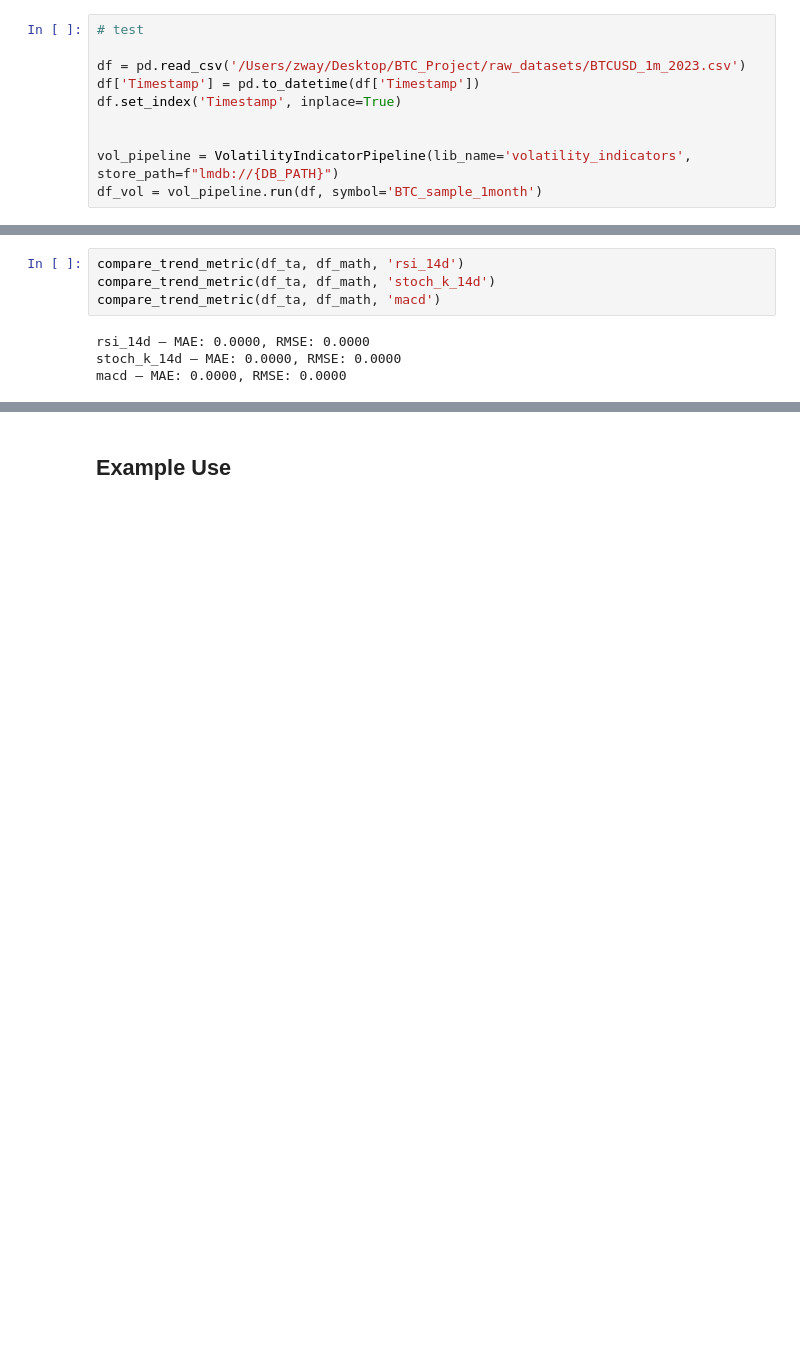
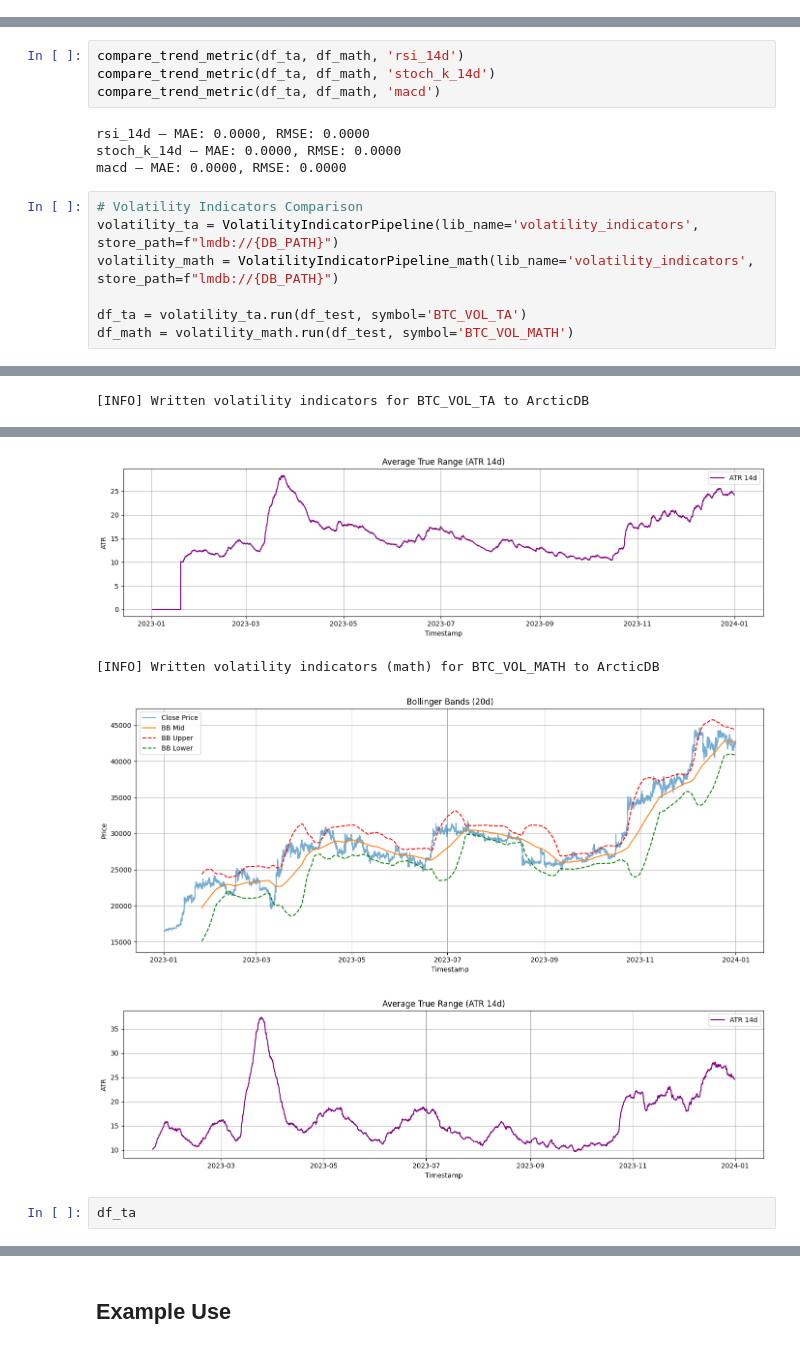
Before and after one commit to VegarGG/Crypto_Research, a Jupyter notebook: features/trend_indicator.ipynb, the cells around one changed output, grey strips where cells are left out. Drawn from its saved outputs; the diff is of its cells as text; blank space fills up the shorter version.

```diff
--- a/features/trend_indicator.ipynb
+++ b/features/trend_indicator.ipynb
@@ -503,13 +503,3 @@ class VolatilityIndicatorPipeline:
 
         self.plot_indicators(df, bb_days=bb_days_list[0], atr_days=atr_days_list[0])
         return df
-# %%
-# test
-
-df = pd.read_csv('/Users/zway/Desktop/BTC_Project/raw_datasets/BTCUSD_1m_2023.csv')
-df['Timestamp'] = pd.to_datetime(df['Timestamp'])
-df.set_index('Timestamp', inplace=True)
-
-
-vol_pipeline = VolatilityIndicatorPipeline(lib_name='volatility_indicators', store_path=f"lmdb://{DB_PATH}")
-df_vol = vol_pipeline.run(df, symbol='BTC_sample_1month')
@@ -599,3 +659,11 @@ compare_trend_metric(df_ta, df_math, 'macd')
 rsi_14d – MAE: 0.0000, RMSE: 0.0000
 stoch_k_14d – MAE: 0.0000, RMSE: 0.0000
 macd – MAE: 0.0000, RMSE: 0.0000
+# %%
+# Volatility Indicators Comparison
+volatility_ta = VolatilityIndicatorPipeline(lib_name='volatility_indicators', store_path=f"lmdb://{DB_PATH}")
+volatility_math = VolatilityIndicatorPipeline_math(lib_name='volatility_indicators', store_path=f"lmdb://{DB_PATH}")
+
+df_ta = volatility_ta.run(df_test, symbol='BTC_VOL_TA')
+df_math = volatility_math.run(df_test, symbol='BTC_VOL_MATH')
+# %% [output]
@@ -601,0 +672 @@ macd – MAE: 0.0000, RMSE: 0.0000
+[INFO] Written volatility indicators for BTC_VOL_TA to ArcticDB
@@ -601,0 +674,6 @@ macd – MAE: 0.0000, RMSE: 0.0000
+[figure, added]
+[INFO] Written volatility indicators (math) for BTC_VOL_MATH to ArcticDB
+[figure, added]
+[figure, added]
+# %%
+df_ta
```
Also changed, not shown: parts of 6 cells of this notebook.
